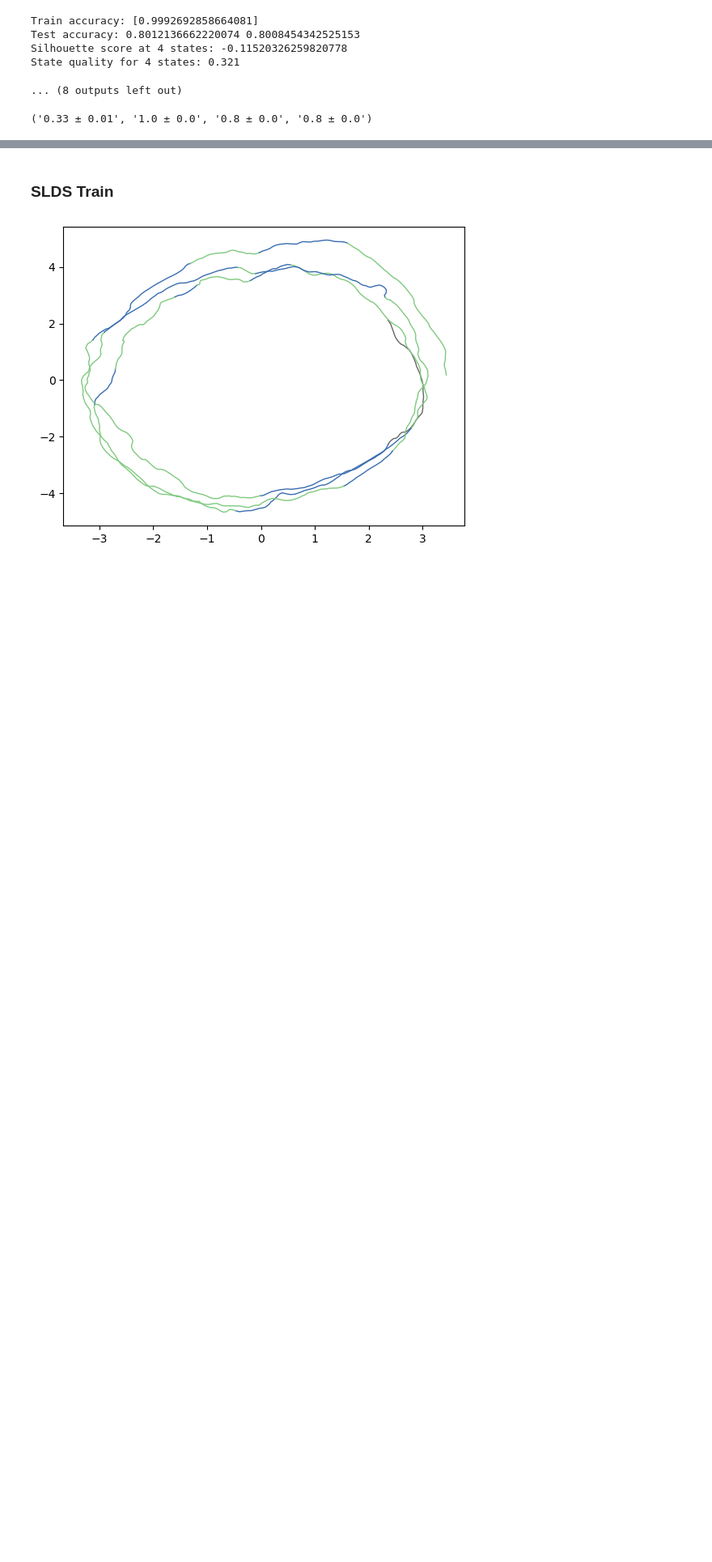
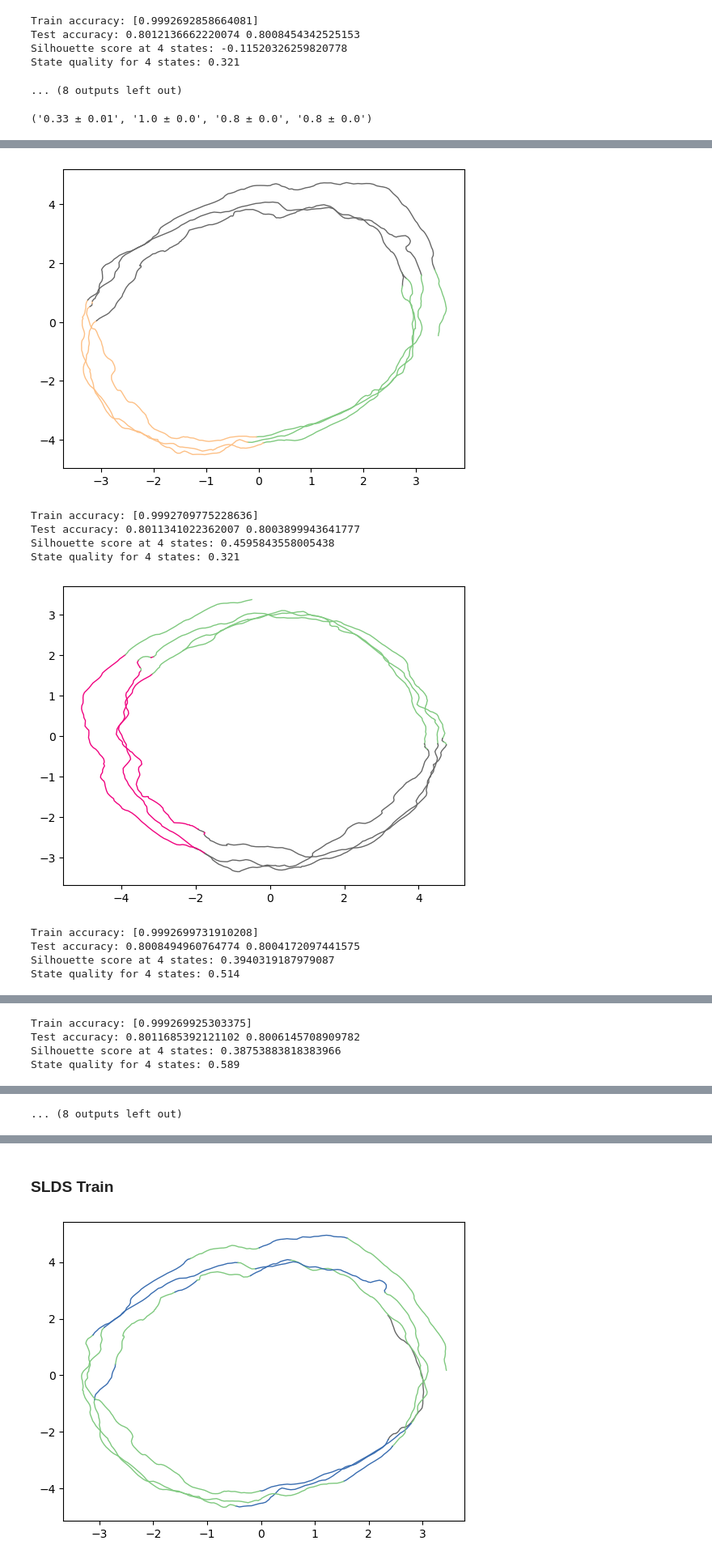
Before and after one commit to yiliuw/GDM, a Jupyter notebook: code/NASCAR/softsticky-states.ipynb, the cells around one changed output, grey strips where cells are left out. Shown at 81% size. Saved outputs shown, nothing was run; the diff lists cells and outputs as text; code cells hidden in the pictures; blank space fills up the shorter version.

```diff
--- a/code/NASCAR/softsticky-states.ipynb
+++ b/code/NASCAR/softsticky-states.ipynb
@@ -239,0 +242,54 @@ mean_std_rounded(statesq),mean_std_rounded(trains),mean_std_rounded(tests0),mean
+# %%
+trains = []
+tests0 = []
+tests100 = []
+statesq = []
+for seed in range(10):  ## repeat tests
+    sro_trans=StickyRecurrentOnlyTransitions(K=K,D=D)
+    rslds = ssm.SLDS(N=10, K=4, D=2,
+             transitions="recurrent_only",
+             dynamics="diagonal_gaussian",
+             emissions="gaussian",
+             single_subspace=True)
+    rslds.initialize(ys_train)
+    q_elbos_lem, q_lem = rslds.fit(ys_train, method="laplace_em",
+                               variational_posterior="structured_meanfield",
+                               initialize=False, num_iters=100, alpha=0.0)
+    q_lem_x = q_lem.mean_continuous_states[0]
+    q_lem_z = rslds.most_likely_states(q_lem_x, ys_train)
+    plot_trajectory(q_lem_z, q_lem_x)
+    pred_ys0=rslds.smooth(q_lem_x, ys_train)
+    train_r2 = train_metrics(ys_train, pred_ys0, None, k_max=0)
+    print("Train accuracy:", train_r2)
+    trains.append(train_r2)
+    ## no retrain allowed
+    pred_ys2=rslds.smooth(q_lem_x, ys_test)
+    y_preds, z_preds, x_preds = slds_k_step_ahead(rslds, q_lem_z, q_lem_x, ys_test, k=10)
+    test_r2 = train_metrics(ys_test, pred_ys2, y_preds, k_max=10)
+    tests0.append(test_r2[0])
+    tests100.append(test_r2[-1])
+    print("Test accuracy:", test_r2[0], test_r2[-1])
+    sil = silhouette_score(q_lem_x, q_lem_z)
+    print(f"Silhouette score at {K} states:", sil)
+
+    Z_train = np.eye(K)[q_lem_z]
+    Y_train = np.array(zs_train.argmax(axis=1))
+    Z_test = np.eye(K)[q_lem_z]
+    Y_test = np.array(zs_test.argmax(axis=1))
+    # Train KNN classifier
+    knn = KNeighborsClassifier(n_neighbors=10, metric='euclidean')
+    knn.fit(Z_train, Y_train)
+    acc = knn.score(Z_test, Y_test)
+    statesq.append(acc)
+    print(f"State quality for {K} states:", acc)
+# %% [output]
+[figure, added]
+Train accuracy: [0.9992709775228636]
+Test accuracy: 0.8011341022362007 0.8003899943641777
+Silhouette score at 4 states: 0.4595843558005438
+State quality for 4 states: 0.321
+[figure, added]
+Train accuracy: [0.9992699731910208]
+Test accuracy: 0.8008494960764774 0.8004172097441575
+Silhouette score at 4 states: 0.3940319187979087
+State quality for 4 states: 0.514
@@ -239,0 +297,4 @@ mean_std_rounded(statesq),mean_std_rounded(trains),mean_std_rounded(tests0),mean
+Train accuracy: [0.999269925303375]
+Test accuracy: 0.8011685392121102 0.8006145708909782
+Silhouette score at 4 states: 0.38753883818383966
+State quality for 4 states: 0.589
@@ -239,0 +316 @@ mean_std_rounded(statesq),mean_std_rounded(trains),mean_std_rounded(tests0),mean
+... (8 outputs left out)
```
Also changed, not shown: parts of 8 cells of this notebook, 11 other files.
